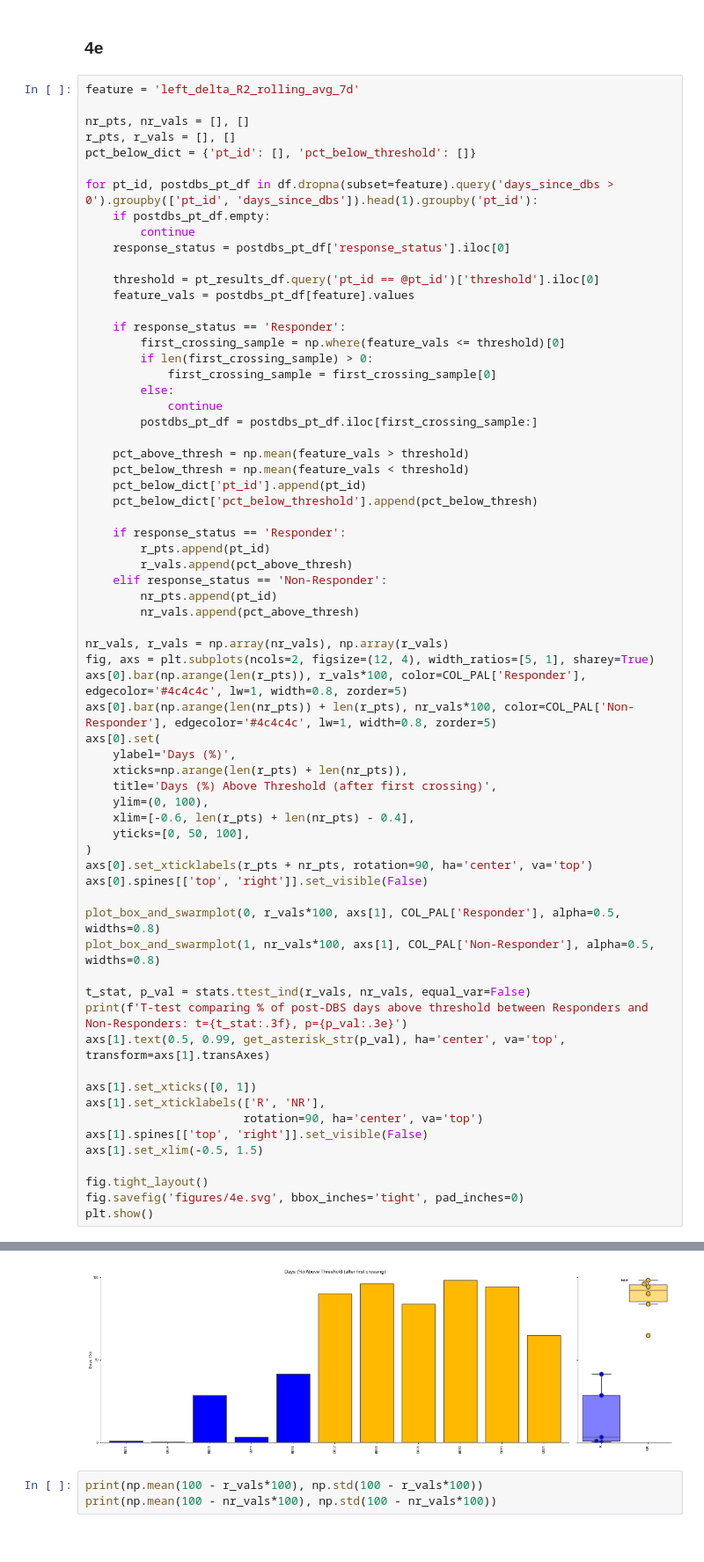
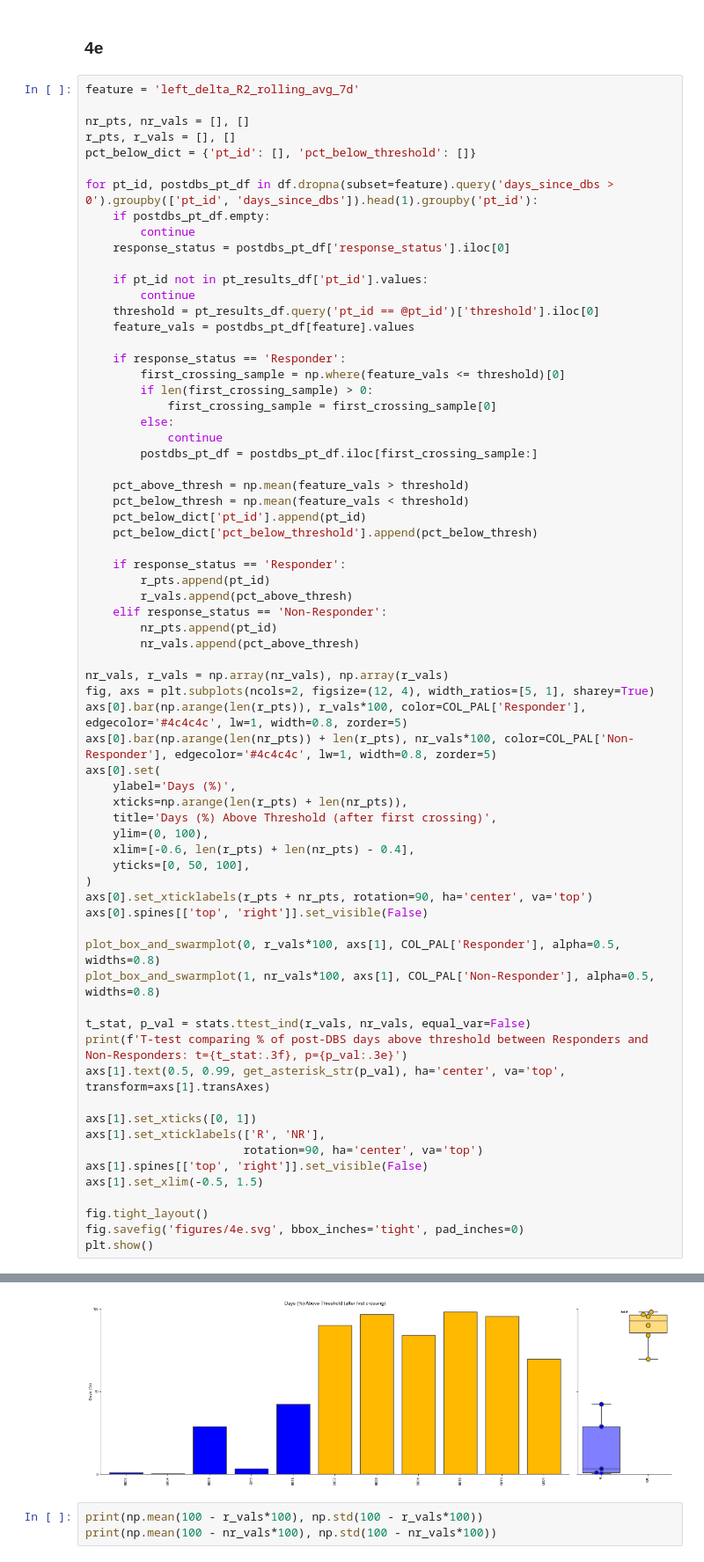
Before and after one commit to ProvenzaLab/PerceptPredictability, a Jupyter notebook: process_data.ipynb, the cells around one changed output, grey strips where cells are left out. Shown at 88% size. Cells and saved outputs as stored; diff of their text form.

```diff
--- a/process_data.ipynb
+++ b/process_data.ipynb
@@ -1316,6 +1313,8 @@ for pt_id, postdbs_pt_df in df.dropna(subset=feature).query('days_since_dbs > 0'
         continue
     response_status = postdbs_pt_df['response_status'].iloc[0]
 
+    if pt_id not in pt_results_df['pt_id'].values:
+        continue
     threshold = pt_results_df.query('pt_id == @pt_id')['threshold'].iloc[0]
     feature_vals = postdbs_pt_df[feature].values
 
@@ -1375,4 +1374,4 @@ T-test comparing % of post-DBS days above threshold between Responders and Non-R
-[figure, old version]
+[figure, new version]
 # %%
 print(np.mean(100 - r_vals*100), np.std(100 - r_vals*100))
 print(np.mean(100 - nr_vals*100), np.std(100 - nr_vals*100))
```
Also changed, not shown: parts of 5 cells of this notebook, 1 other file.
